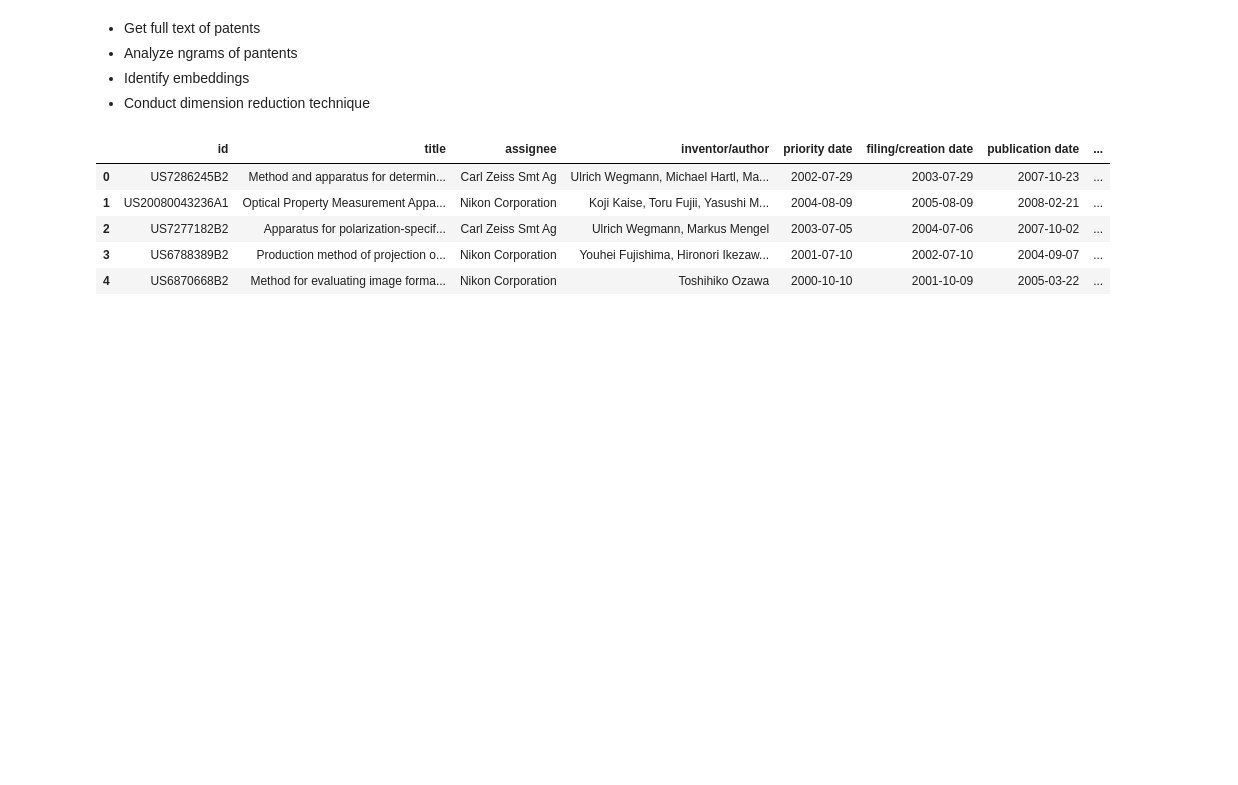
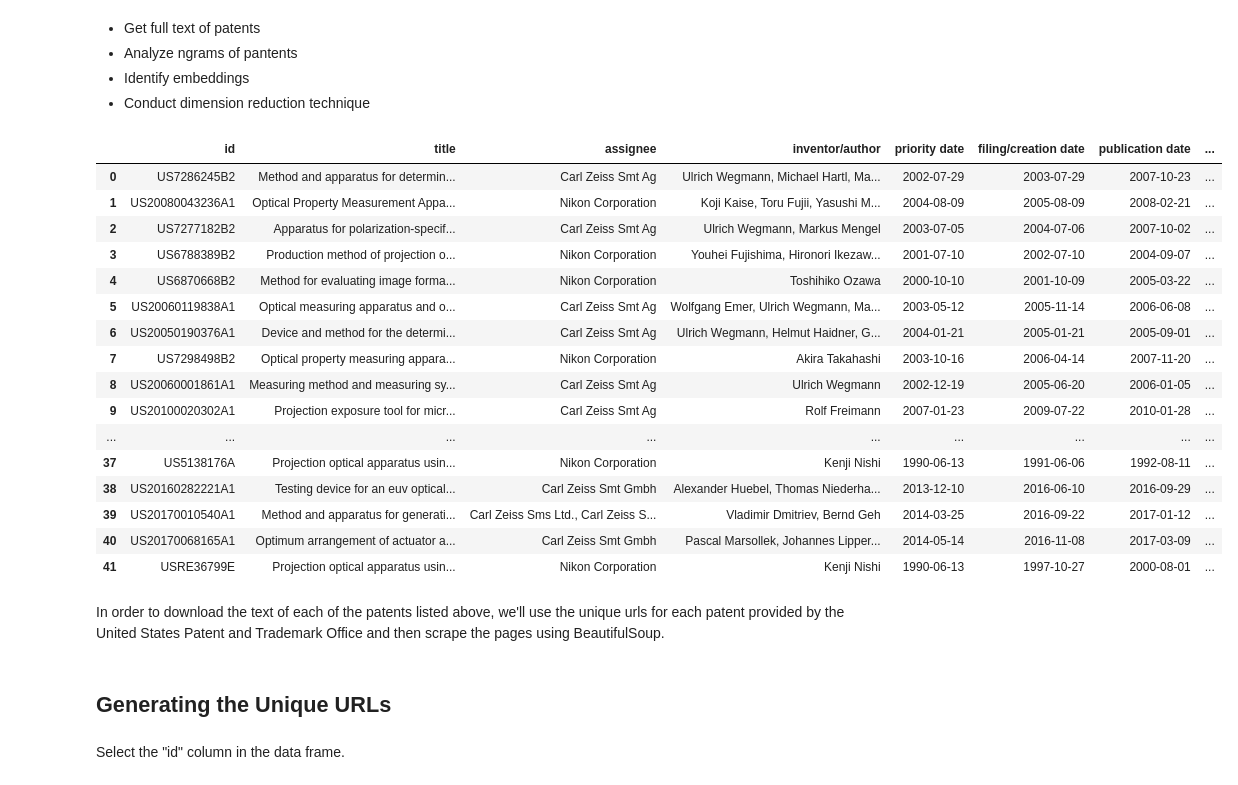
Before and after one commit to bourov/ML-Co-learning-team, a Jupyter notebook: Patent Reduction.ipynb, the cells around one changed output. Cells and saved outputs as stored; diff of their text form; code cells hidden in the pictures; blank space fills up the shorter version.

```diff
--- a/Patent Reduction.ipynb
+++ b/Patent Reduction.ipynb
@@ -18,15 +18,26 @@ from bs4 import SoupStrainer
 from urllib.request import urlopen
 import re
 # %%
-url ='./Patents/gp-search-20170622-225739.csv'
+patent_folder ='./Patents/gp-search-20170622-225739.csv'
 # %%
-df = pd.read_csv(url, skiprows=1)
+df = pd.read_csv(patent_folder, skiprows=1)
 # %%
-df.head()
+df
 # %% [output]
 |  | id | title | assignee | inventor/author | priority date | filing/creation date | publication date | ... |
 | 0 | US7286245B2 | Method and apparatus for determin... | Carl Zeiss Smt Ag | Ulrich Wegmann, Michael Hartl, Ma... | 2002-07-29 | 2003-07-29 | 2007-10-23 | ... |
 | 1 | US20080043236A1 | Optical Property Measurement Appa... | Nikon Corporation | Koji Kaise, Toru Fujii, Yasushi M... | 2004-08-09 | 2005-08-09 | 2008-02-21 | ... |
 | 2 | US7277182B2 | Apparatus for polarization-specif... | Carl Zeiss Smt Ag | Ulrich Wegmann, Markus Mengel | 2003-07-05 | 2004-07-06 | 2007-10-02 | ... |
 | 3 | US6788389B2 | Production method of projection o... | Nikon Corporation | Youhei Fujishima, Hironori Ikezaw... | 2001-07-10 | 2002-07-10 | 2004-09-07 | ... |
 | 4 | US6870668B2 | Method for evaluating image forma... | Nikon Corporation | Toshihiko Ozawa | 2000-10-10 | 2001-10-09 | 2005-03-22 | ... |
+| 5 | US20060119838A1 | Optical measuring apparatus and o... | Carl Zeiss Smt Ag | Wolfgang Emer, Ulrich Wegmann, Ma... | 2003-05-12 | 2005-11-14 | 2006-06-08 | ... |
+| 6 | US20050190376A1 | Device and method for the determi... | Carl Zeiss Smt Ag | Ulrich Wegmann, Helmut Haidner, G... | 2004-01-21 | 2005-01-21 | 2005-09-01 | ... |
+| 7 | US7298498B2 | Optical property measuring appara... | Nikon Corporation | Akira Takahashi | 2003-10-16 | 2006-04-14 | 2007-11-20 | ... |
+| 8 | US20060001861A1 | Measuring method and measuring sy... | Carl Zeiss Smt Ag | Ulrich Wegmann | 2002-12-19 | 2005-06-20 | 2006-01-05 | ... |
+| 9 | US20100020302A1 | Projection exposure tool for micr... | Carl Zeiss Smt Ag | Rolf Freimann | 2007-01-23 | 2009-07-22 | 2010-01-28 | ... |
+| ... | ... | ... | ... | ... | ... | ... | ... | ... |
+| 37 | US5138176A | Projection optical apparatus usin... | Nikon Corporation | Kenji Nishi | 1990-06-13 | 1991-06-06 | 1992-08-11 | ... |
+| 38 | US20160282221A1 | Testing device for an euv optical... | Carl Zeiss Smt Gmbh | Alexander Huebel, Thomas Niederha... | 2013-12-10 | 2016-06-10 | 2016-09-29 | ... |
+| 39 | US20170010540A1 | Method and apparatus for generati... | Carl Zeiss Sms Ltd., Carl Zeiss S... | Vladimir Dmitriev, Bernd Geh | 2014-03-25 | 2016-09-22 | 2017-01-12 | ... |
+| 40 | US20170068165A1 | Optimum arrangement of actuator a... | Carl Zeiss Smt Gmbh | Pascal Marsollek, Johannes Lipper... | 2014-05-14 | 2016-11-08 | 2017-03-09 | ... |
+| 41 | USRE36799E | Projection optical apparatus usin... | Nikon Corporation | Kenji Nishi | 1990-06-13 | 1997-10-27 | 2000-08-01 | ... |
@@ -34,0 +44,6 @@ urls=df['result link']
+# %% [markdown]
+In order to download the text of each of the patents listed above, we'll use the unique urls for each patent provided by the United States Patent and Trademark Office and then scrape the pages using BeautifulSoup.
+# %% [markdown]
+## Generating the Unique URLs
+# %% [markdown]
+Select the "id" column in the data frame.
```
Also changed, not shown: parts of 17 cells of this notebook.
